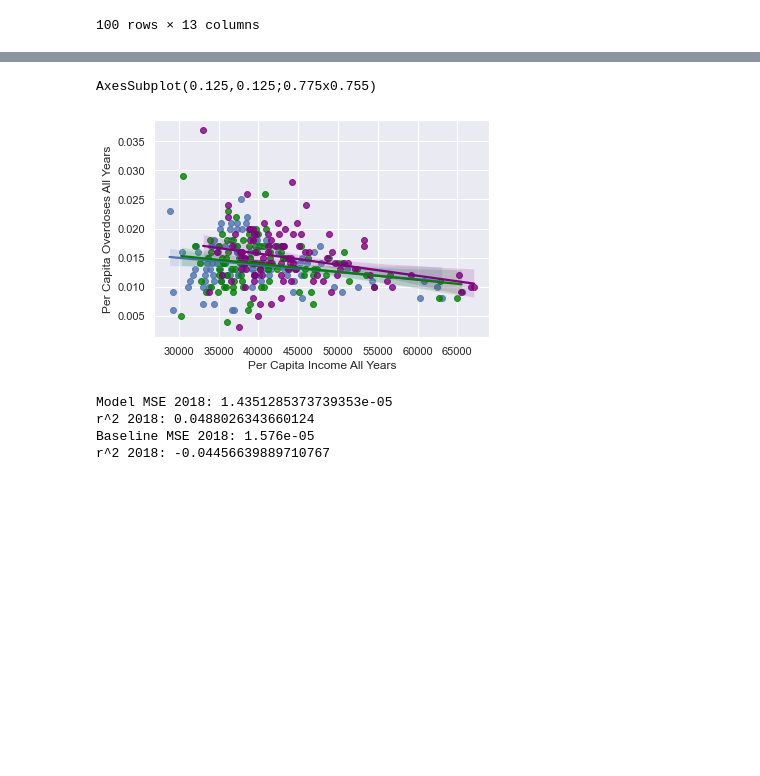
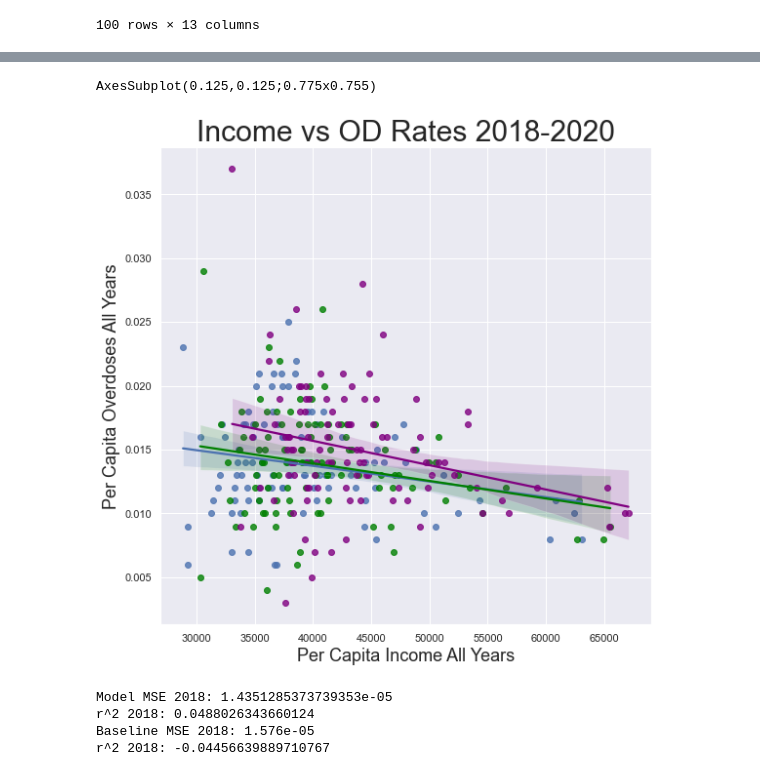
Before and after one commit to ecruz99/income-vs-od-NC, a Jupyter notebook: Project.ipynb, the cells around one changed output, grey strips where cells are left out. Drawn from its saved outputs; the diff is of its cells as text; code cells hidden in the pictures; blank space fills up the shorter version.

```diff
--- a/Project.ipynb
+++ b/Project.ipynb
@@ -155,5 +155,9 @@ import seaborn as sns
 #Then, all 3 years combined into one plot (esentially each county is represented 3 times in last graph, once for each year 18, 19, 20)
 # Instead of using relplot, regplot was used in order to automatically create a best fit line for each graph
 sns.set_theme()
-sns.regplot(x='2018 Per Capita Income', y="2018 Overdoses Per Capita", data=finalData)
+sns.set(rc={"figure.figsize":(9, 9)})
+ex = sns.regplot(x='2018 Per Capita Income', y="2018 Overdoses Per Capita", data=finalData)
+ex.set_xlabel('Per Capita Income 2018', size = 18)
+ex.set_ylabel('Per Capita Overdoses 2018', size = 18)
+ex.set_title('Income vs OD Rates 2018', size = 30)
 # %% [output]
@@ -162,3 +166,7 @@ sns.regplot(x='2018 Per Capita Income', y="2018 Overdoses Per Capita", data=fina
 # %%
-sns.regplot(x='2019 Per Capita Income', y="2019 Overdoses Per Capita", data=finalData, color = 'green')
+dx = sns.regplot(x='2019 Per Capita Income', y="2019 Overdoses Per Capita", data=finalData, color = 'green')
+sns.set(rc={"figure.figsize":(9, 9)})
+dx.set_xlabel('Per Capita Income 2019', size = 18)
+dx.set_ylabel('Per Capita Overdoses 2019', size = 18)
+dx.set_title('Income vs OD Rates 2019', size = 30)
 # %% [output]
@@ -167,3 +175,7 @@ sns.regplot(x='2019 Per Capita Income', y="2019 Overdoses Per Capita", data=fina
 # %%
-sns.regplot(x='2020 Per Capita Income', y="2020 Overdoses Per Capita", data=finalData, color ='purple')
+cx = sns.regplot(x='2020 Per Capita Income', y="2020 Overdoses Per Capita", data=finalData, color ='purple')
+sns.set(rc={"figure.figsize":(9, 9)})
+cx.set_xlabel('Per Capita Income 2020', size = 18)
+cx.set_ylabel('Per Capita Overdoses', size = 18)
+cx.set_title('Income vs OD Rates 2020', size = 30)
 # %% [output]
@@ -186,8 +198,10 @@ df_20.rename(columns = {'2020 Overdoses Per Capita':'Overdoses Per Capita (18-20
 allpoints = pd.concat([df_18, df_19, df_20], axis=0, ignore_index=True)
 
 bx = sns.regplot(x='Per Capita Income (18-20)', y="Overdoses Per Capita (18-20)", data=allpoints, color ='black')
-bx.set(xlabel='Per Capita Income All Years',
-       ylabel='Per Capita Overdoses All Years')
+bx.set_xlabel('Per Capita Income', size = 18)
+bx.set_ylabel('Per Capita Overdoses', size = 18)
+bx.set_title('Income vs OD Rates 2018-2020', size = 30)
+sns.set(rc={"figure.figsize":(9, 9)})
 print(bx)
 # %% [output]
 AxesSubplot(0.125,0.125;0.775x0.755)
@@ -195,15 +209,17 @@ AxesSubplot(0.125,0.125;0.775x0.755)
 # %%
 #This is the same graph as the one above (black graph), where each county is plotted for each year 2018-2020, but stylized in a way where each color represents a year
 
 sns.regplot(x='2018 Per Capita Income', y="2018 Overdoses Per Capita", data=finalData)
 sns.regplot(x='2019 Per Capita Income', y="2019 Overdoses Per Capita", data=finalData, color = 'green')
 ax = sns.regplot(x='2020 Per Capita Income', y="2020 Overdoses Per Capita", data=finalData, color ='purple')
-ax.set(xlabel='Per Capita Income All Years',
-       ylabel='Per Capita Overdoses All Years')
+ax.set_xlabel('Per Capita Income All Years', size = 18)
+ax.set_ylabel('Per Capita Overdoses All Years', size = 18)
+ax.set_title('Income vs OD Rates 2018-2020', size = 30)
+sns.set(rc={"figure.figsize":(9, 9)})
 print(ax)
 # %% [output]
 AxesSubplot(0.125,0.125;0.775x0.755)
-[figure, old version]
+[figure, new version]
 # %%
 #Graphs above show a best fit line automatically generated by sns.regplot, but now we will perform our own linear regression on each year as well (as the data set containing
 #all the data points) to find an MSE and r^2 value
```
Also changed, not shown: parts of 4 cells of this notebook.
